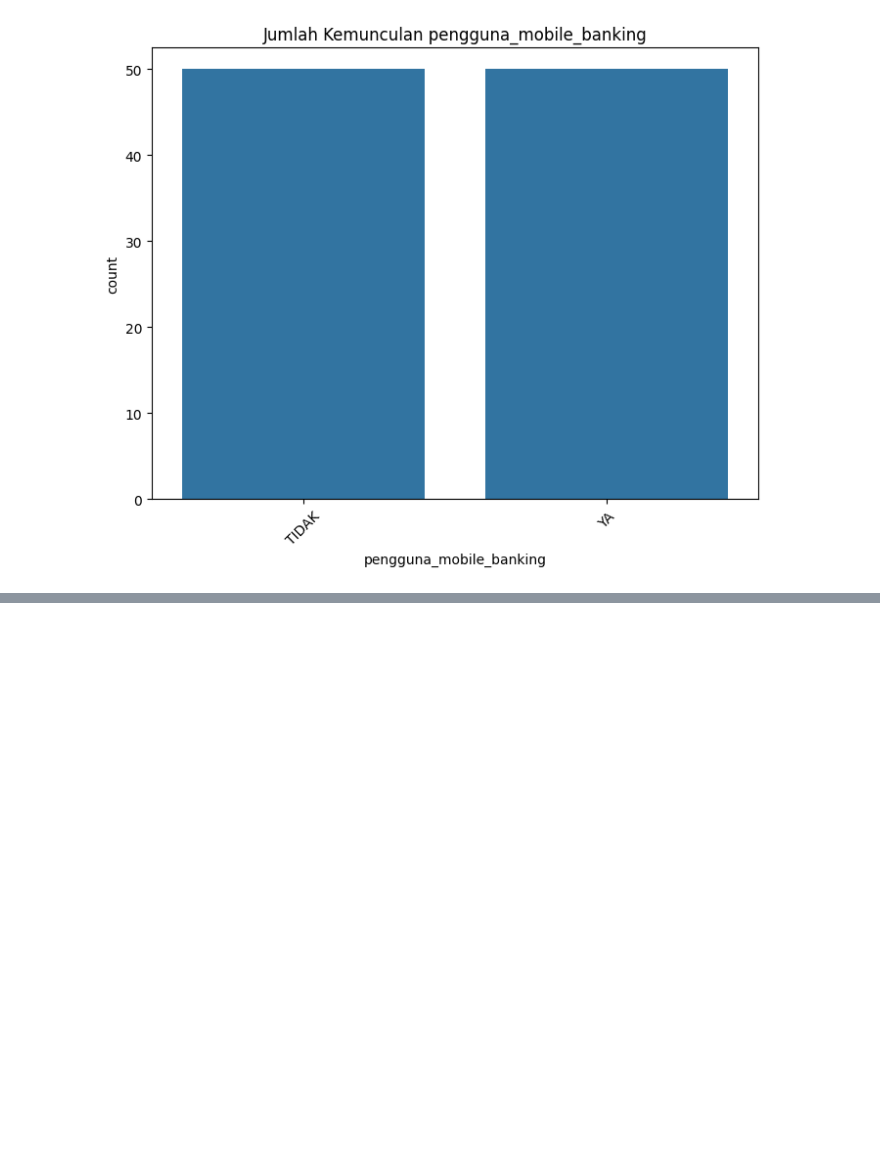
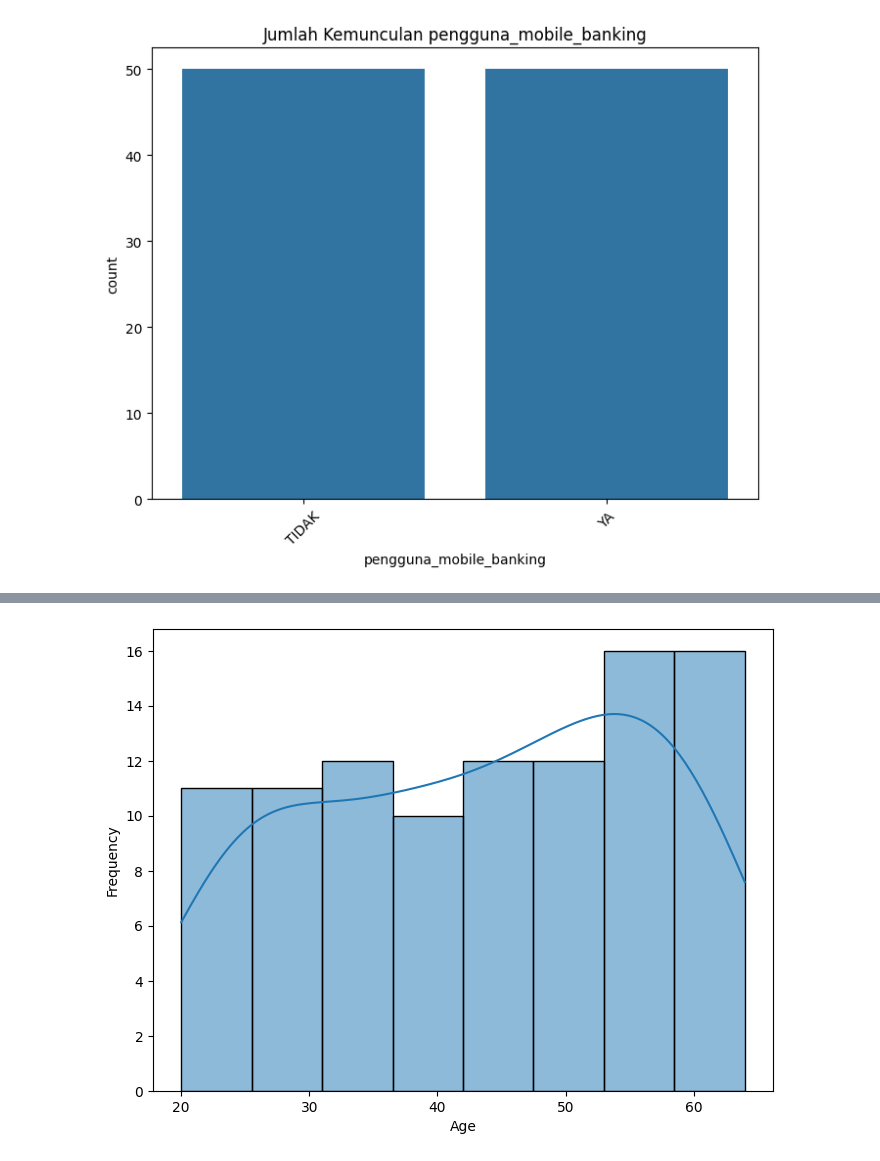
Before and after one commit to willlieeee/practice-data-screening, a Jupyter notebook: screening.ipynb, the cells around one changed output, grey strips where cells are left out. Saved outputs shown, nothing was run; the diff lists cells and outputs as text; code cells hidden in the pictures; blank space fills up the shorter version.

```diff
--- a/screening.ipynb
+++ b/screening.ipynb
@@ -131,0 +149,8 @@ for feature in categorical_features:
+# %%
+plt.figure(figsize=(8, 6))
+sns.histplot(new_data['umur'], kde=True)
+plt.xlabel('Age')
+plt.ylabel('Frequency')
+plt.show()
+# %% [output]
+[figure, added]
```
Also changed, not shown: parts of 14 cells of this notebook.
